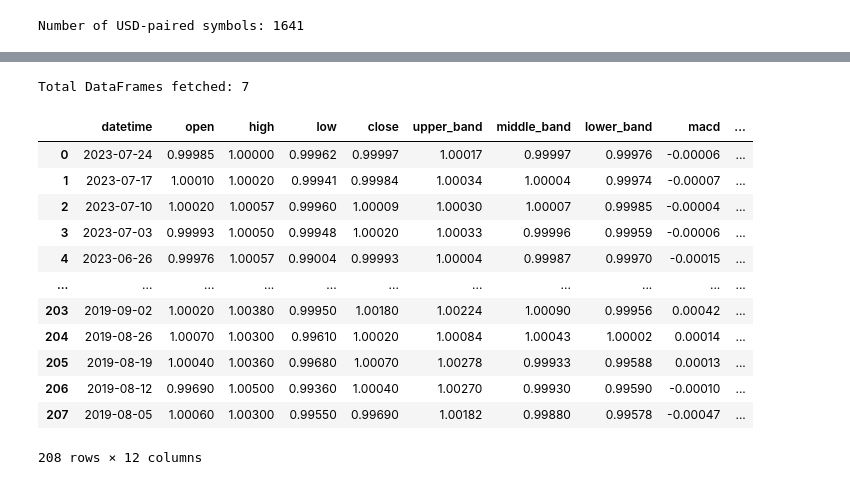
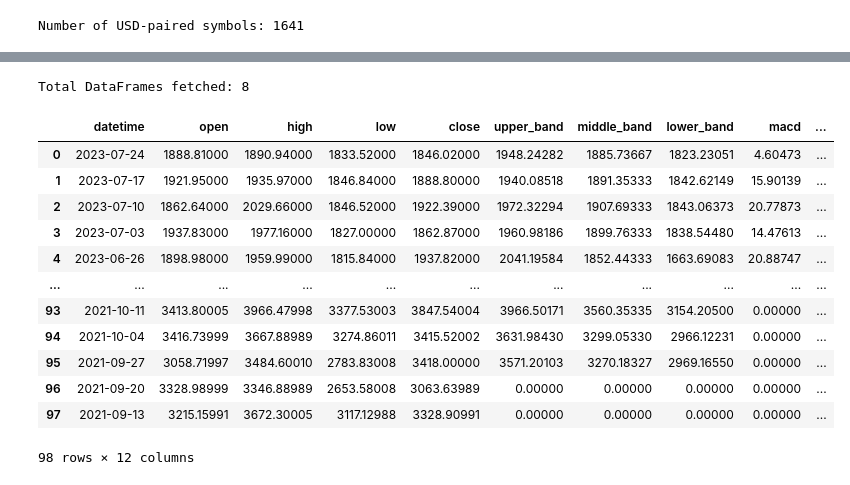
Before and after one commit to laura-gonz/Project3Stocks, a Jupyter notebook: TwelveData.ipynb, the cells around one changed output, grey strips where cells are left out. Cells and saved outputs as stored; diff of their text form; code cells hidden in the pictures.

Commit message:
changed database structure to 8 individual tables 1 for each crypto renamed each to represent corresponding one

```diff
--- a/TwelveData.ipynb
+++ b/TwelveData.ipynb
@@ -43,8 +44,0 @@ ts
-# %%
-ts = td.time_series(
-    symbol="BTC/USD",
-    interval="1month",
-    start_date="2018-07-20",
-    end_date="2023-07-20"
-).as_pandas()
-ts
@@ -70,10 +45,10 @@ ts
 # %%
 # Create a list to store the DataFrames for each symbol in the batch
-dfs = []
+crypto_list = []
 
 # Loop through batches of symbols
-symbol_batch = ['BTC/USD', #'ETH/USD',
-                'USDT/USD', 'XRP/USD', 'BNB/USD', 'ADA/USD', 'SOL/USD', 'DOGE/USD']
+symbol_batch = ['BTC/USD', 'ETH/USD', 'USDT/USD', 'XRP/USD',
+                'BNB/USD', 'ADA/USD', 'SOL/USD', 'DOGE/USD']
 
 # Process each symbol in the current batch
 for symbol in symbol_batch:
@@ -92,7 +67,7 @@ for symbol in symbol_batch:
         ts.reset_index(inplace=True)
 
         # Add the DataFrame for the current symbol to the list
-        dfs.append(ts)
+        crypto_list.append(ts)
 
     except Exception as e:
         print(f"Error fetching data for symbol '{symbol}': {str(e)}")
@@ -100,22 +75,22 @@ for symbol in symbol_batch:
 # Introduce a delay of 1 minute between API calls
 time.sleep(60)
 
-print("Total DataFrames fetched:", len(dfs))
+print("Total DataFrames fetched:", len(crypto_list))
 # %% [output]
-Total DataFrames fetched: 7
+Total DataFrames fetched: 8
 # %%
-dfs[1]
+crypto_list[1]
 # %% [output]
 |  | datetime | open | high | low | close | upper_band | middle_band | lower_band | macd | ... |
-| 0 | 2023-07-24 | 0.99985 | 1.00000 | 0.99962 | 0.99997 | 1.00017 | 0.99997 | 0.99976 | -0.00006 | ... |
-| 1 | 2023-07-17 | 1.00010 | 1.00020 | 0.99941 | 0.99984 | 1.00034 | 1.00004 | 0.99974 | -0.00007 | ... |
-| 2 | 2023-07-10 | 1.00020 | 1.00057 | 0.99960 | 1.00009 | 1.00030 | 1.00007 | 0.99985 | -0.00004 | ... |
-| 3 | 2023-07-03 | 0.99993 | 1.00050 | 0.99948 | 1.00020 | 1.00033 | 0.99996 | 0.99959 | -0.00006 | ... |
-| 4 | 2023-06-26 | 0.99976 | 1.00057 | 0.99004 | 0.99993 | 1.00004 | 0.99987 | 0.99970 | -0.00015 | ... |
+| 0 | 2023-07-24 | 1888.81000 | 1890.94000 | 1833.52000 | 1846.02000 | 1948.24282 | 1885.73667 | 1823.23051 | 4.60473 | ... |
+| 1 | 2023-07-17 | 1921.95000 | 1935.97000 | 1846.84000 | 1888.80000 | 1940.08518 | 1891.35333 | 1842.62149 | 15.90139 | ... |
+| 2 | 2023-07-10 | 1862.64000 | 2029.66000 | 1846.52000 | 1922.39000 | 1972.32294 | 1907.69333 | 1843.06373 | 20.77873 | ... |
+| 3 | 2023-07-03 | 1937.83000 | 1977.16000 | 1827.00000 | 1862.87000 | 1960.98186 | 1899.76333 | 1838.54480 | 14.47613 | ... |
+| 4 | 2023-06-26 | 1898.98000 | 1959.99000 | 1815.84000 | 1937.82000 | 2041.19584 | 1852.44333 | 1663.69083 | 20.88747 | ... |
 | ... | ... | ... | ... | ... | ... | ... | ... | ... | ... | ... |
-| 203 | 2019-09-02 | 1.00020 | 1.00380 | 0.99950 | 1.00180 | 1.00224 | 1.00090 | 0.99956 | 0.00042 | ... |
-| 204 | 2019-08-26 | 1.00070 | 1.00300 | 0.99610 | 1.00020 | 1.00084 | 1.00043 | 1.00002 | 0.00014 | ... |
-| 205 | 2019-08-19 | 1.00040 | 1.00360 | 0.99680 | 1.00070 | 1.00278 | 0.99933 | 0.99588 | 0.00013 | ... |
-| 206 | 2019-08-12 | 0.99690 | 1.00500 | 0.99360 | 1.00040 | 1.00270 | 0.99930 | 0.99590 | -0.00010 | ... |
-| 207 | 2019-08-05 | 1.00060 | 1.00300 | 0.99550 | 0.99690 | 1.00182 | 0.99880 | 0.99578 | -0.00047 | ... |
+| 93 | 2021-10-11 | 3413.80005 | 3966.47998 | 3377.53003 | 3847.54004 | 3966.50171 | 3560.35335 | 3154.20500 | 0.00000 | ... |
+| 94 | 2021-10-04 | 3416.73999 | 3667.88989 | 3274.86011 | 3415.52002 | 3631.98430 | 3299.05330 | 2966.12231 | 0.00000 | ... |
+| 95 | 2021-09-27 | 3058.71997 | 3484.60010 | 2783.83008 | 3418.00000 | 3571.20103 | 3270.18327 | 2969.16550 | 0.00000 | ... |
+| 96 | 2021-09-20 | 3328.98999 | 3346.88989 | 2653.58008 | 3063.63989 | 0.00000 | 0.00000 | 0.00000 | 0.00000 | ... |
+| 97 | 2021-09-13 | 3215.15991 | 3672.30005 | 3117.12988 | 3328.90991 | 0.00000 | 0.00000 | 0.00000 | 0.00000 | ... |
-208 rows × 12 columns
+98 rows × 12 columns
```
Also changed, not shown: parts of 9 cells of this notebook, 2 other files.
